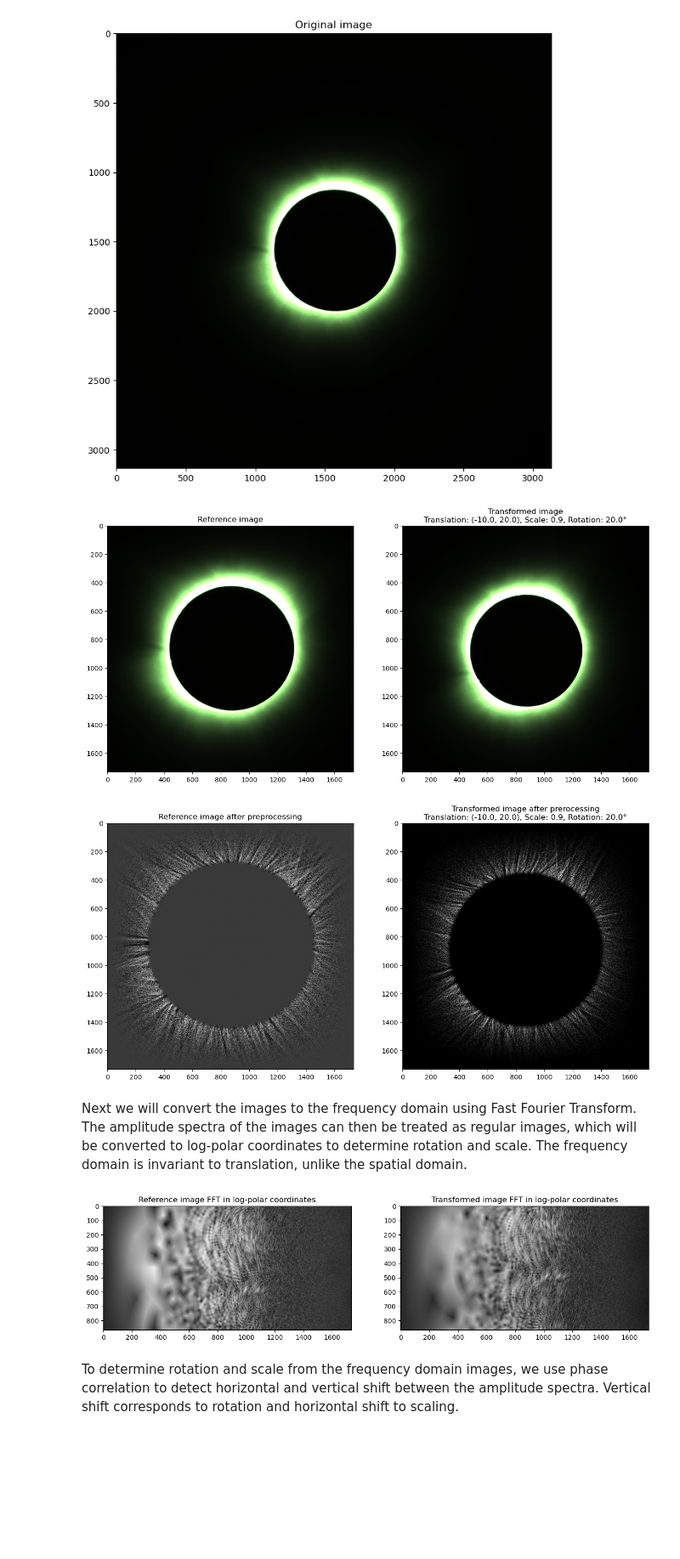
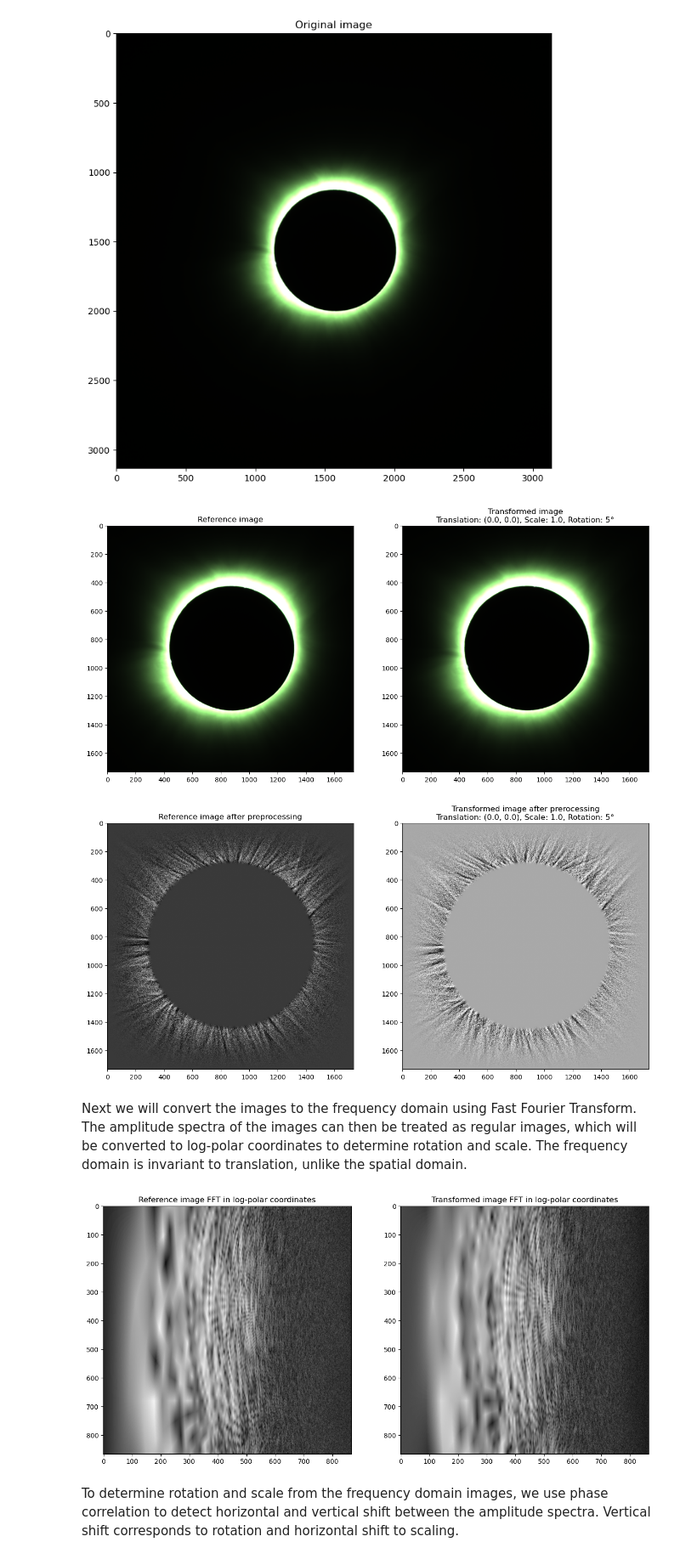
Before and after one commit to naavis/eclipsetools, a Jupyter notebook: notebooks/phase-correlation-eclipse.ipynb, the cells around one changed output. Shown at 85% size. Drawn from its saved outputs; the diff is of its cells as text; code cells hidden in the pictures; blank space fills up the shorter version.

```diff
--- a/notebooks/phase-correlation-eclipse.ipynb
+++ b/notebooks/phase-correlation-eclipse.ipynb
@@ -43,9 +43,9 @@ def transform_image(image, translate_x, translate_y, scale, rotation_degrees):
 
     return transformed_image
 # %%
-translate_x, translate_y = -10.0, 20.0
-scale = 0.9
-rotation_degrees = 20.0
+translate_x, translate_y = 0.0, 0.0
+scale = 1.0
+rotation_degrees = 5
 
 transformed_image = transform_image(orig_image, translate_x, translate_y, scale, rotation_degrees)
 
@@ -62,7 +62,7 @@ _ = ax[1].set_title('Transformed image\n'
                 f'Translation: ({translate_x}, {translate_y}), '
                 f'Scale: {scale}, Rotation: {rotation_degrees}°')
 # %% [output]
-[figure, old version]
+[figure, new version]
 # %%
 import sys, os
 sys.path.append(os.path.abspath('..'))
@@ -83,38 +83,38 @@ _ = ax[1].set_title('Transformed image after prerocessing\n'
                     f'Translation: ({translate_x}, {translate_y}), '
                     f'Scale: {scale}, Rotation: {rotation_degrees}°')
 # %% [output]
-[figure, old version]
+[figure, new version]
 # %% [markdown]
 Next we will convert the images to the frequency domain using Fast Fourier Transform. The amplitude spectra of the images can then be treated as regular images, which will be converted to log-polar coordinates to determine rotation and scale. The frequency domain is invariant to translation, unlike the spatial domain.
 # %%
 def log_polar_fft(image, radius):
     assert len(image.shape) == 2, "Input image must be a 2D array (grayscale image)."
     fft_mag = np.abs(np.fft.fftshift(np.fft.fft2(image)))
     # Amplitude spectra have very high values in the low frequencies, so we use logarithm to compress the range
     fft_mag = np.log(1.0 + fft_mag)
     log_polar = cv2.warpPolar(
         src=fft_mag,
-        dsize=(fft_mag.shape[1], fft_mag.shape[0]),
+        dsize=(0, 0),
         center=(fft_mag.shape[1] // 2, fft_mag.shape[0] // 2),
         maxRadius=radius,
         flags=cv2.INTER_LINEAR | cv2.WARP_POLAR_LOG)
     return log_polar
 
 shape = ref_image_preproc.shape
 shortest_side = np.min(shape)
 radius = shortest_side // 2
 
 # We only need half of the log-polar FFTs, as they are symmetric
 ref_fft_log_polar = log_polar_fft(ref_image_preproc, radius)[:shape[0] // 2, :]
 image_fft_log_polar = log_polar_fft(image_preproc, radius)[:shape[0] // 2, :]
 
 fig, ax = plt.subplots(1, 2)
 ax[0].imshow(ref_fft_log_polar, cmap='gray')
 _ = ax[0].set_title('Reference image FFT in log-polar coordinates')
 ax[1].imshow(image_fft_log_polar, cmap='gray')
 _ = ax[1].set_title('Transformed image FFT in log-polar coordinates')
 # %% [output]
-[figure, old version]
+[figure, new version]
 # %% [markdown]
 To determine rotation and scale from the frequency domain images, we use phase correlation to detect horizontal and vertical shift between the amplitude spectra. Vertical shift corresponds to rotation and horizontal shift to scaling.
 # %%
```
Also changed, not shown: parts of 3 cells of this notebook, 2 other files.
